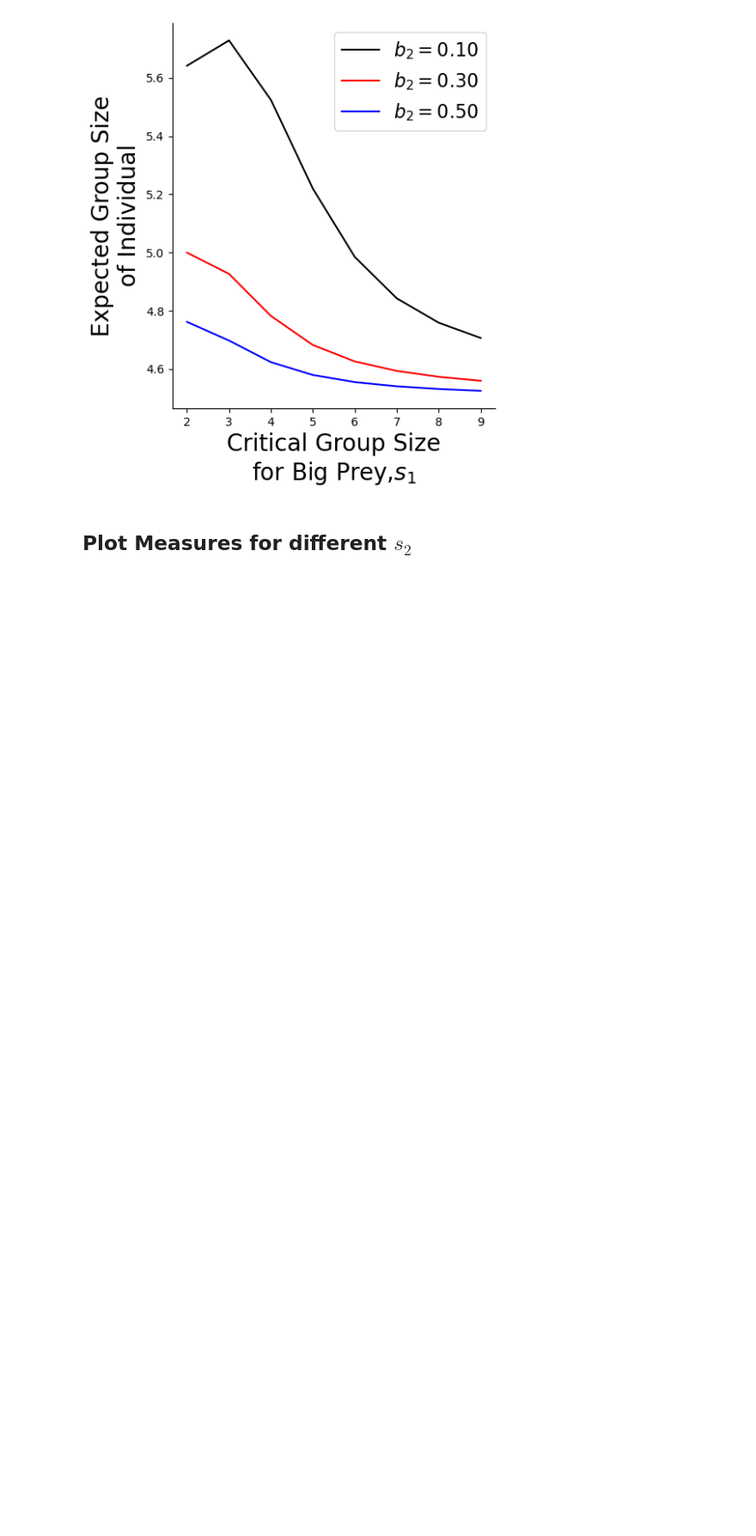
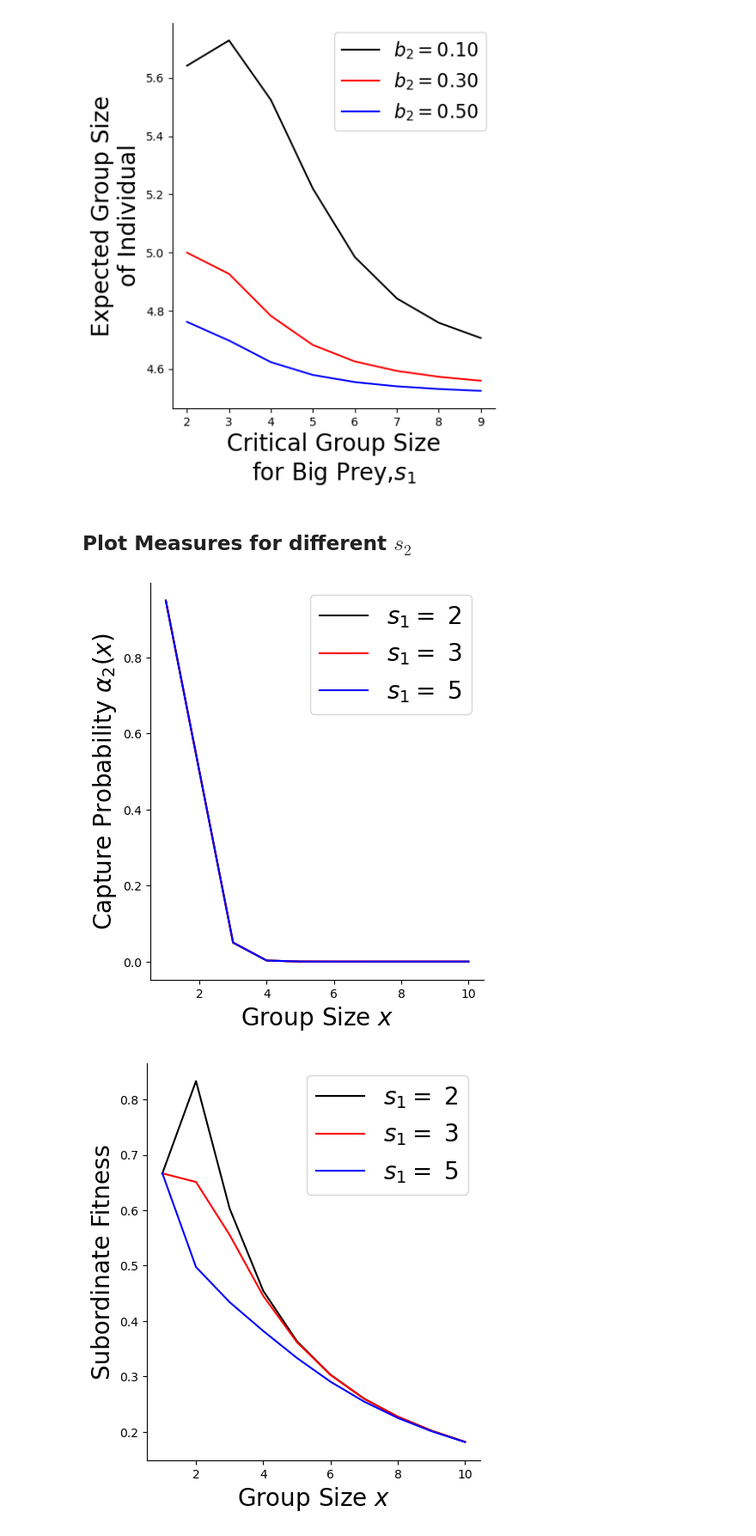
Before and after one commit to taliaborofsky/AdaptiveDynamics_CH_RS, a Jupyter notebook: Group_Size_Simulate.ipynb, the cells around one changed output. Shown at 86% size. Cells and saved outputs as stored; diff of their text form; code cells hidden in the pictures; blank space fills up the shorter version.

```diff
--- a/Group_Size_Simulate.ipynb
+++ b/Group_Size_Simulate.ipynb
@@ -521,29 +525,35 @@ fig, ax, list_at_equilibrium, list_of_meanx = out
 ## Plot Measures for different $s_2$
 # %%
 params = dict(b1=1,b2=0.1,a1 = 1, a2 = 1, h1 = 0.5,h2 = 0.5, α1_of_1 = 0.05, α2_of_1 = 0.95, s1 = 2, s2 = 2,
-             δ=0, τx=0.01, r=0,γ=0, x_max=10, d = 2)
+             δ=0, τx=0.01, r=0,γ=0, x_max=10, d = 100)
 
-paramkey = "s2"
-param_vals = [2,5,100]
-linelabel = r'$s_2 = $ %d'
+paramkey = "s1"
+param_vals = [2,3,5]
+linelabel = r'$s_1 = $ %d'
 
 funhandle = fun_attack_rate
 args = [2]
 ylabel = r'Capture Probability $\alpha_2(x)$'
 fig, ax = plot_measure_vs_grp_size(paramkey, param_vals, linelabel, ylabel, funhandle, args,params.copy())
 
 
+
+
 funhandle = fun_fitness
+M1 = 20; M2 = 0
 args = [M1, M2]
 ylabel = 'Subordinate Fitness'
 fig, ax = plot_measure_vs_grp_size(paramkey, param_vals, linelabel, ylabel, funhandle, args,params.copy())
 
 funhandle = fun_fitness_from_big_prey
 args = [M1, M2]
 ylabel = 'Subordinate Fitness, Big Prey'
 fig, ax = plot_measure_vs_grp_size(paramkey, param_vals, linelabel, ylabel, funhandle, args,params.copy())
 
 funhandle = fun_fitness_from_small_prey
 args = [M1, M2]
 ylabel = 'Subordinate Fitness, Small Prey'
 fig, ax = plot_measure_vs_grp_size(paramkey, param_vals, linelabel, ylabel, funhandle, args,params.copy())
+# %% [output]
+[figure, added]
+[figure, added]
```
Also changed, not shown: parts of 4 cells of this notebook, 2 other files.
